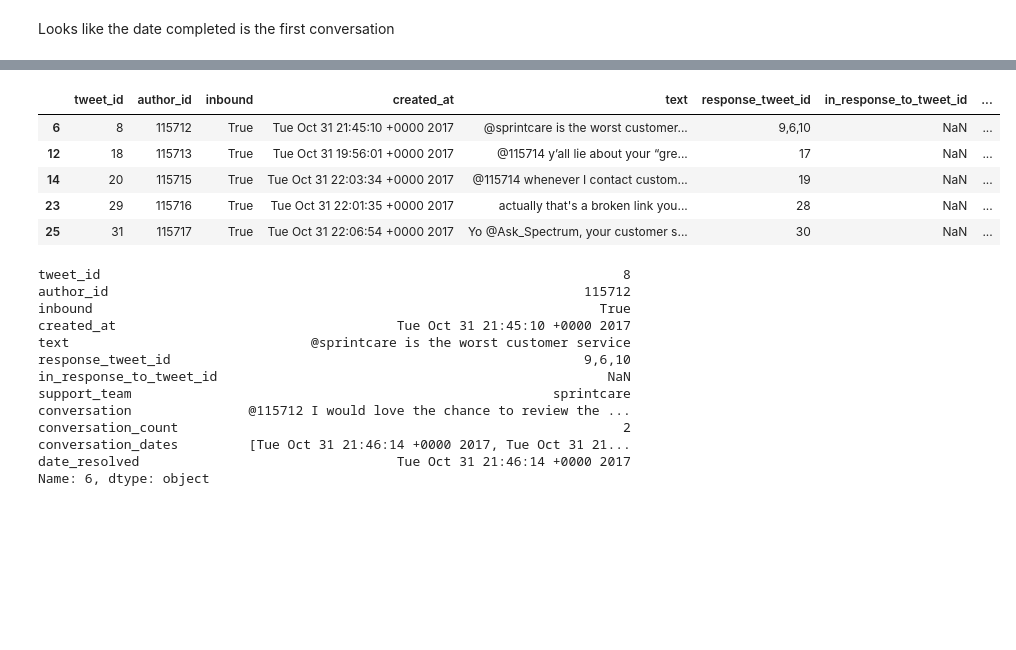
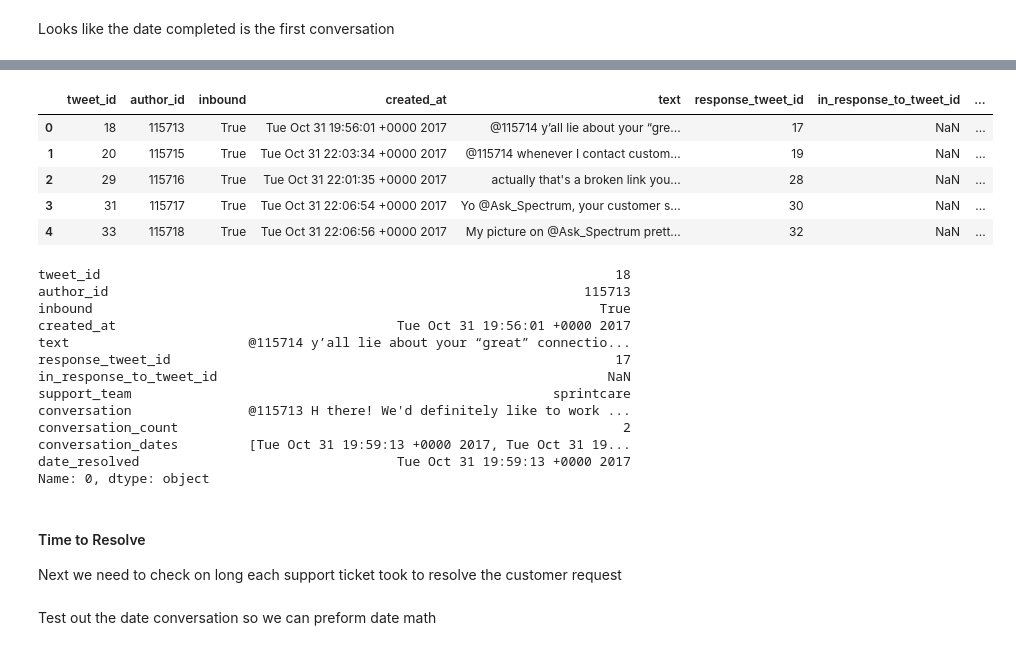
Before and after one commit to erictlong/customer-support-automation, a Jupyter notebook: data analytics/dataReview.ipynb, the cells around one changed output, grey strips where cells are left out. Saved outputs shown, nothing was run; the diff lists cells and outputs as text; code cells hidden in the pictures; blank space fills up the shorter version.

```diff
--- a/data analytics/dataReview.ipynb
+++ b/data analytics/dataReview.ipynb
@@ -531,0 +689,2 @@ Nan values did decrease. This is far cleaner then the data beforehand.
+# %%
+single_reponse_tweet_df = pd.concat([single_reponse_tweet_df, updated_df], ignore_index=True)
@@ -683,7 +870,7 @@ print(test_conv)
 # %% [markdown]
 Create a new column with all the converations, end date, and conversation count
 # %%
-support_conversations_df = support_team_inboud_true_df.copy()
+support_conversations_df = single_reponse_tweet_df.copy()
 # %%
 support_conversations_df.head()
 # %% [output]
@@ -837,3 +1024,3 @@ support_conversations_df['conversation_dates'].iloc[0][0]
 # %%
-date_rseolved_df = support_conversations_df.copy()
+date_resolved_df = support_conversations_df.copy()
 # %%
@@ -857,28 +1044,32 @@ date_rseolved_df['conversation_dates'].iloc[:3].apply(lambda x: print(x))
 Name: conversation_dates, dtype: object
 # %%
-date_rseolved_df['date_resolved'] = date_rseolved_df['conversation_dates'].apply(lambda x: x[0])
+date_resolved_df['date_resolved'] = date_resolved_df['conversation_dates'].apply(lambda x: x[0])
 # %%
-date_rseolved_df.head()
+date_resolved_df.head()
 # %% [output]
 |  | tweet_id | author_id | inbound | created_at | text | response_tweet_id | in_response_to_tweet_id | ... |
-| 6 | 8 | 115712 | True | Tue Oct 31 21:45:10 +0000 2017 | @sprintcare is the worst customer... | 9,6,10 | NaN | ... |
-| 12 | 18 | 115713 | True | Tue Oct 31 19:56:01 +0000 2017 | @115714 y’all lie about your “gre... | 17 | NaN | ... |
-| 14 | 20 | 115715 | True | Tue Oct 31 22:03:34 +0000 2017 | @115714 whenever I contact custom... | 19 | NaN | ... |
-| 23 | 29 | 115716 | True | Tue Oct 31 22:01:35 +0000 2017 | actually that's a broken link you... | 28 | NaN | ... |
-| 25 | 31 | 115717 | True | Tue Oct 31 22:06:54 +0000 2017 | Yo @Ask_Spectrum, your customer s... | 30 | NaN | ... |
+| 0 | 18 | 115713 | True | Tue Oct 31 19:56:01 +0000 2017 | @115714 y’all lie about your “gre... | 17 | NaN | ... |
+| 1 | 20 | 115715 | True | Tue Oct 31 22:03:34 +0000 2017 | @115714 whenever I contact custom... | 19 | NaN | ... |
+| 2 | 29 | 115716 | True | Tue Oct 31 22:01:35 +0000 2017 | actually that's a broken link you... | 28 | NaN | ... |
+| 3 | 31 | 115717 | True | Tue Oct 31 22:06:54 +0000 2017 | Yo @Ask_Spectrum, your customer s... | 30 | NaN | ... |
+| 4 | 33 | 115718 | True | Tue Oct 31 22:06:56 +0000 2017 | My picture on @Ask_Spectrum prett... | 32 | NaN | ... |
 # %%
-date_rseolved_df.iloc[0]
+date_resolved_df.iloc[0]
 # %% [output]
-tweet_id                                                                   8
-author_id                                                             115712
+tweet_id                                                                  18
+author_id                                                             115713
 inbound                                                                 True
-created_at                                    Tue Oct 31 21:45:10 +0000 2017
-text                               @sprintcare is the worst customer service
-response_tweet_id                                                     9,6,10
+created_at                                    Tue Oct 31 19:56:01 +0000 2017
+text                       @115714 y’all lie about your “great” connectio...
+response_tweet_id                                                         17
 in_response_to_tweet_id                                                  NaN
 support_team                                                      sprintcare
-conversation               @115712 I would love the chance to review the ...
+conversation               @115713 H there! We'd definitely like to work ...
 conversation_count                                                         2
-conversation_dates         [Tue Oct 31 21:46:14 +0000 2017, Tue Oct 31 21...
-date_resolved                                 Tue Oct 31 21:46:14 +0000 2017
-Name: 6, dtype: object
+conversation_dates         [Tue Oct 31 19:59:13 +0000 2017, Tue Oct 31 19...
+date_resolved                                 Tue Oct 31 19:59:13 +0000 2017
+Name: 0, dtype: object
+# %% [markdown]
+#### Time to Resolve
+
+Next we need to check on long each support ticket took to resolve the customer request
@@ -884,0 +1078,2 @@ Name: 6, dtype: object
+# %% [markdown]
+Test out the date conversation so we can preform date math
```
Also changed, not shown: parts of 96 cells of this notebook.
